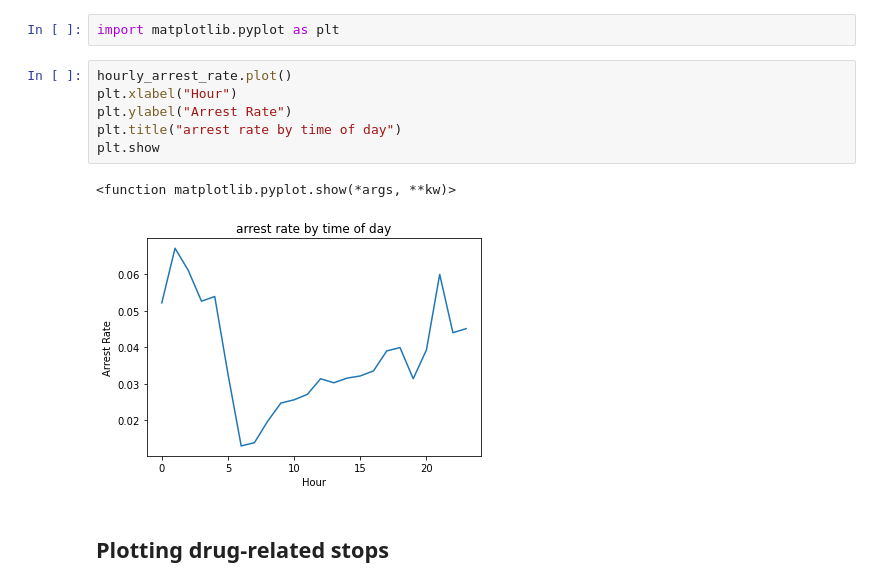
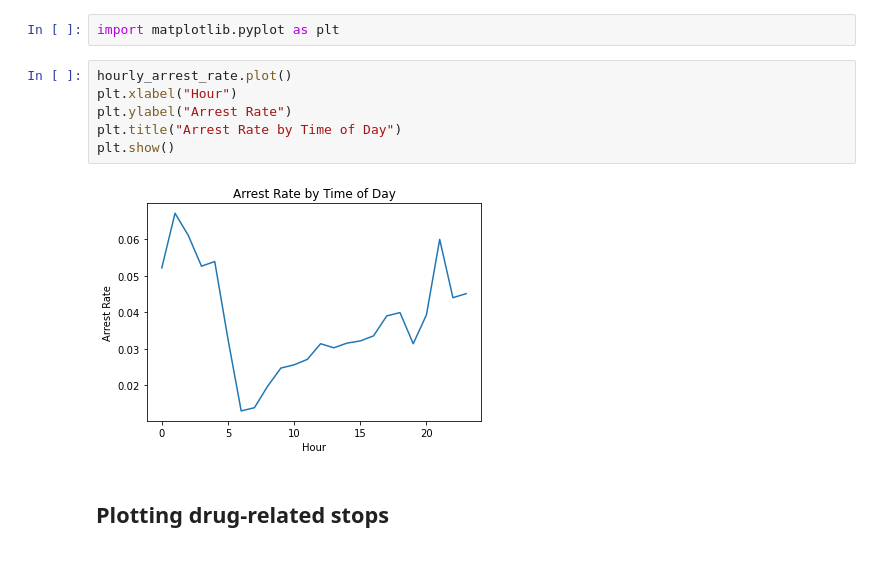
Before and after one commit to idenw/Statistics-Data-Analysis-with-Python-Data-Visualization-with-Python, a Jupyter notebook: 01-EU_DS_DAPy_M1-(TrafficPoliceStops)/03-visual-exploratory-data-analysis(Student).ipynb, the cells around one changed output. Saved outputs shown, nothing was run; the diff lists cells and outputs as text.

```diff
--- a/01-EU_DS_DAPy_M1-(TrafficPoliceStops)/03-visual-exploratory-data-analysis(Student).ipynb
+++ b/01-EU_DS_DAPy_M1-(TrafficPoliceStops)/03-visual-exploratory-data-analysis(Student).ipynb
@@ -152,12 +198,11 @@ import matplotlib.pyplot as plt
 # %%
 hourly_arrest_rate.plot()
 plt.xlabel("Hour")
 plt.ylabel("Arrest Rate")
-plt.title("arrest rate by time of day")
-plt.show
+plt.title("Arrest Rate by Time of Day")
+plt.show()
 # %% [output]
-<function matplotlib.pyplot.show(*args, **kw)>
-[figure, old version]
+[figure, new version]
 # %% [markdown]
 ## Plotting drug-related stops
 # %% [markdown]
```
Also changed, not shown: parts of 19 cells of this notebook.
